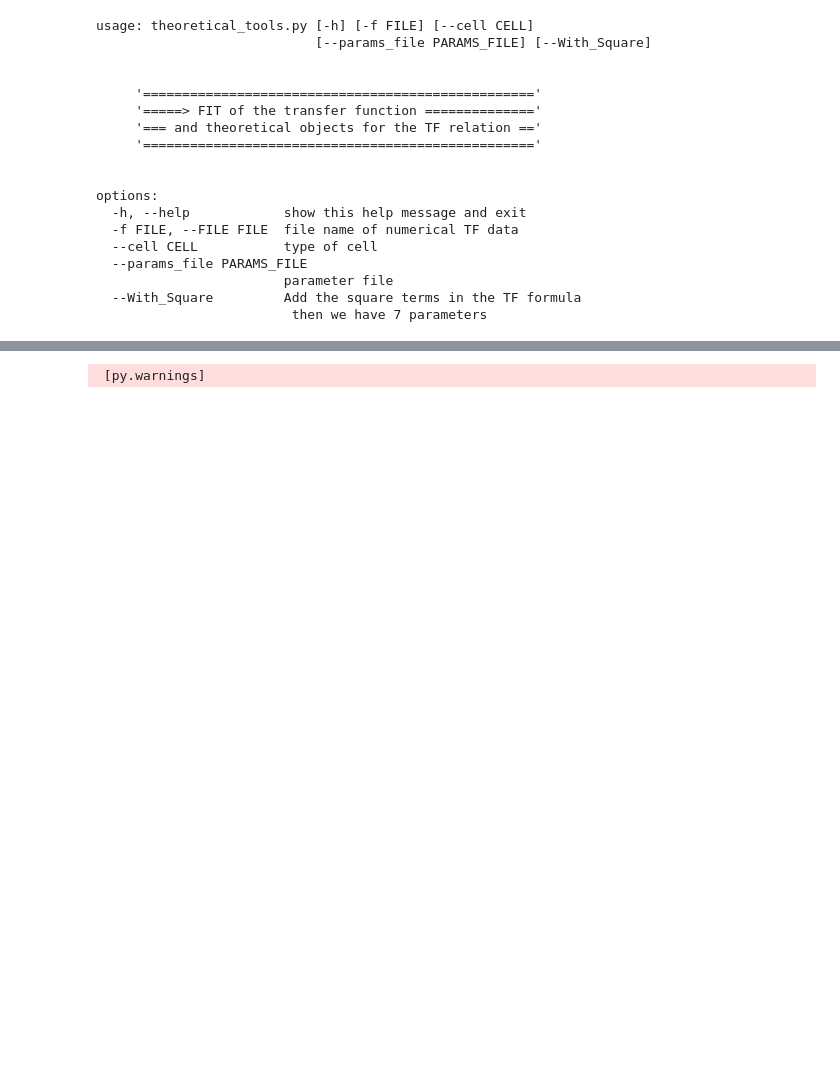
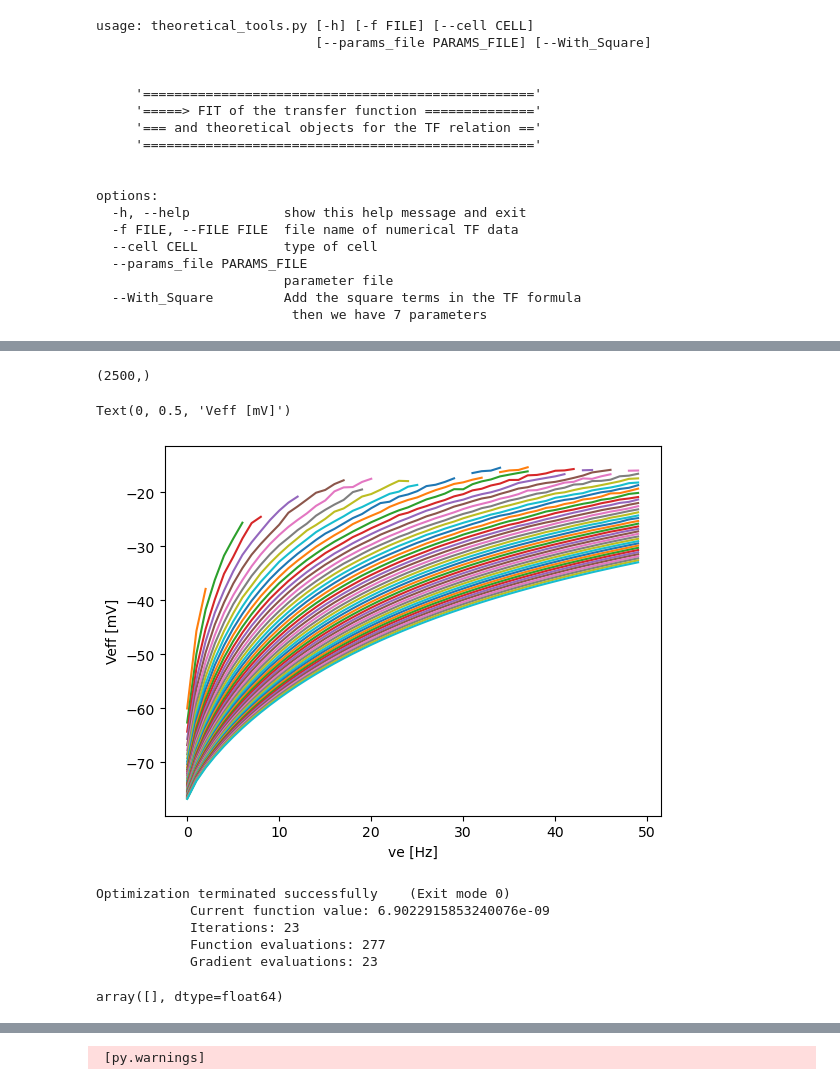
Before and after one commit to mariasacha/paper_pipeline_hub, a Jupyter notebook: whole_pipeline.ipynb, the cells around one changed output, grey strips where cells are left out. Cells and saved outputs as stored; diff of their text form; code cells hidden in the pictures; blank space fills up the shorter version.

```diff
--- a/whole_pipeline.ipynb
+++ b/whole_pipeline.ipynb
@@ -354,0 +224,16 @@ options:
+# %%
+Veff.shape
+# %% [output]
+(2500,)
+# %%
+Veff = effective_Vthre(Fout, muV, sV, TvN, params['Gl']*1e-9, params['Cm']*1e-12)
+fig = plt.figure()
+ax = fig.add_subplot(111)
+for i in range(len(vi)):
+    ax.plot( Veff.reshape(50,50)[i]*1e3,label=f'vi={vi[i]:.2f}Hz')
+
+ax.set_xlabel('ve [Hz]')
+ax.set_ylabel('Veff [mV]')
+# %% [output]
+Text(0, 0.5, 'Veff [mV]')
+[figure, added]
@@ -354,0 +255,29 @@ options:
+# %%
+with_square_terms = True
+
+if with_square_terms:
+    P = np.zeros(11)
+else:
+    P = np.zeros(5)
+P[:5] = Vthre_eff.mean(), 1e-3, 1e-3, 1e-3, 1e-3
+
+def Res(p):
+    if not with_square_terms:
+        pp = np.concatenate([p, np.zeros(6)])
+    else:
+        pp=p
+    vthre = threshold_func(muV_fit, sV_fit, TvN_fit, muGn_fit, *pp)
+    return np.mean((Vthre_eff-vthre)**2)
+
+plsq = minimize(Res, P, method='SLSQP',\
+                options={'ftol': 1e-15, 'disp': True, 'maxiter':40000})
+# %% [output]
+Optimization terminated successfully    (Exit mode 0)
+            Current function value: 6.9022915853240076e-09
+            Iterations: 23
+            Function evaluations: 277
+            Gradient evaluations: 23
+# %%
+sV[sV<1e-12]
+# %% [output]
+array([], dtype=float64)
```
Also changed, not shown: parts of 64 cells of this notebook, 11 other files.
